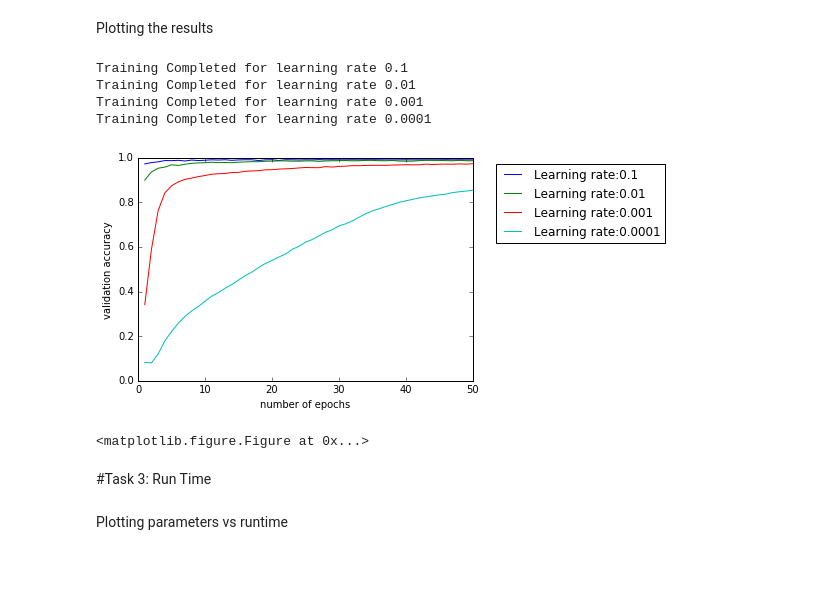
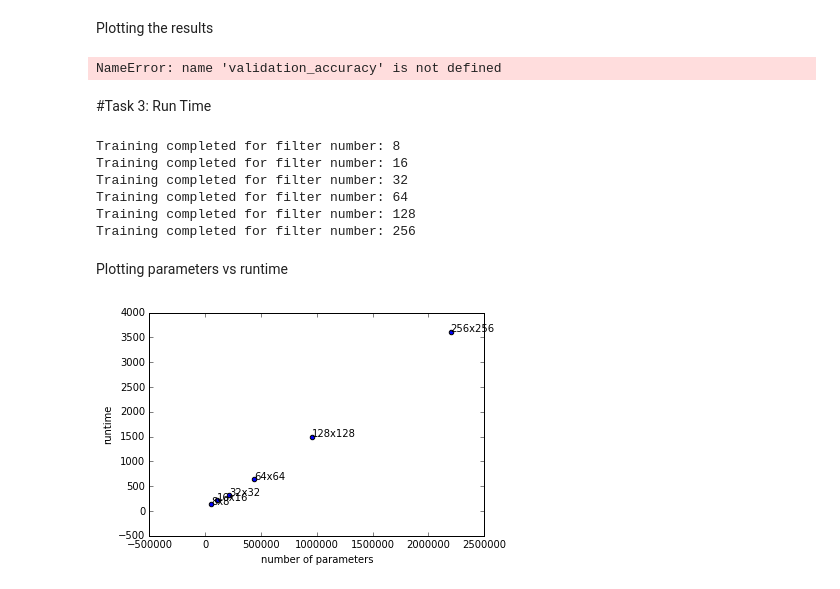
Before and after one commit to sameedhayat/dl_lab_2017, a Jupyter notebook: notebooks/exercise_2.ipynb, the cells around one changed output. Drawn from its saved outputs; the diff is of its cells as text; code cells hidden in the pictures.

Commit message:
task3 plot completed

```diff
--- a/notebooks/exercise_2.ipynb
+++ b/notebooks/exercise_2.ipynb
@@ -89,7 +89,7 @@ def parameter_number(filter_number):
 
 
 def train(learning_rate=0.01, max_epochs=10,
-              batch_size=64, filter_number=16):
+              batch_size=64, filter_number=16, evaluation=True):
         """ Train network on the given data. """
 
         # Define placeholder for x
@@ -125,20 +125,20 @@ def train(learning_rate=0.01, max_epochs=10,
                     train_step.run(feed_dict={x: batch_xs, y_: batch_ys})
 
 #                print('Epoch', epoch, 'completed out of', max_epochs)
+                if evaluation == True:
+                    train_accuracy = accuracy.eval(feed_dict={
+                            x: mnist.train.images[:5000], y_: mnist.train.labels[:5000]})
 
-                train_accuracy = accuracy.eval(feed_dict={
-                        x: mnist.train.images[:1000], y_: mnist.train.labels[:1000]})
+                    validation_accuracy = accuracy.eval(feed_dict={
+                        x: mnist.validation.images[:5000], y_: mnist.validation.labels[:5000]})
 
-                validation_accuracy = accuracy.eval(feed_dict={
-                    x: mnist.validation.images[:1000], y_: mnist.validation.labels[:1000]})
+                    test_accuracy = accuracy.eval(feed_dict={
+                        x: mnist.test.images[:5000], y_: mnist.test.labels[:5000]})
 
-                test_accuracy = accuracy.eval(feed_dict={
-                    x: mnist.test.images[:1000], y_: mnist.test.labels[:1000]})
-
-                train_acc.append(train_accuracy)
-                val_acc.append(validation_accuracy)
-                test_acc.append(test_accuracy)
-
+                    train_acc.append(train_accuracy)
+                    val_acc.append(validation_accuracy)
+                    test_acc.append(test_accuracy)
+        if evaluation == True:
             return (train_acc, val_acc, test_acc)
 # %% [markdown]
 # Training on MNIST
@@ -174,12 +174,7 @@ plt.legend(bbox_to_anchor=(1.05, 1), loc=2)
 plt.savefig('learning_rate.png')
 plt.show()
 # %% [output]
-Training Completed for learning rate 0.1
-Training Completed for learning rate 0.01
-Training Completed for learning rate 0.001
-Training Completed for learning rate 0.0001
+NameError: name 'validation_accuracy' is not defined
-[figure, removed]
-<matplotlib.figure.Figure at 0x...>
 # %% [markdown]
 #Task 3: Run Time
 # %%
@@ -189,18 +184,27 @@ parameters_count = list()
 for filter_number in filters:
     t0 = time.time()
     parameters_count.append(parameter_number(filter_number))
-    train(filter_number = filter_number)
+    train(filter_number = filter_number, evaluation=False)
     print('Training completed for filter number: %s' % filter_number)
     t1 = time.time()
     times.append(t1 - t0)
+# %% [output]
+Training completed for filter number: 8
+Training completed for filter number: 16
+Training completed for filter number: 32
+Training completed for filter number: 64
+Training completed for filter number: 128
+Training completed for filter number: 256
 # %% [markdown]
 Plotting parameters vs runtime
 # %%
 filters_text = ['8x8', '16x16', '32x32', '64x64', '128x128', '256x256']
 plt.scatter(parameters_count, times)
 for i, txt in enumerate(filters_text):
-    ax.annotate(txt, (parameters_count[i], times[i]))
+    plt.annotate(txt, (parameters_count[i], times[i]))
 plt.xlabel('number of parameters')
 plt.ylabel('runtime')
 plt.savefig('runtime.png')
 plt.show()
+# %% [output]
+[figure, added]
```
